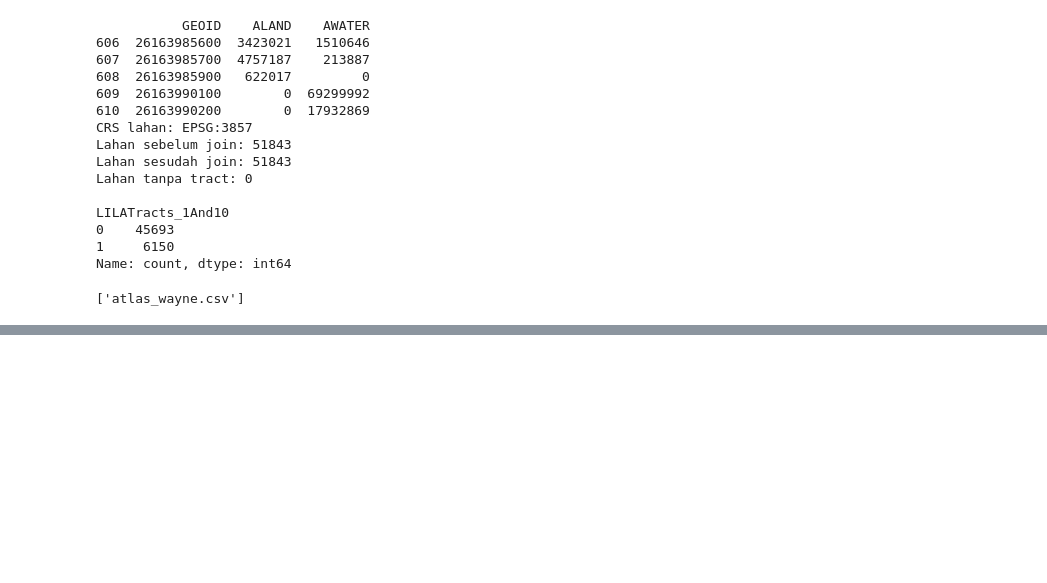
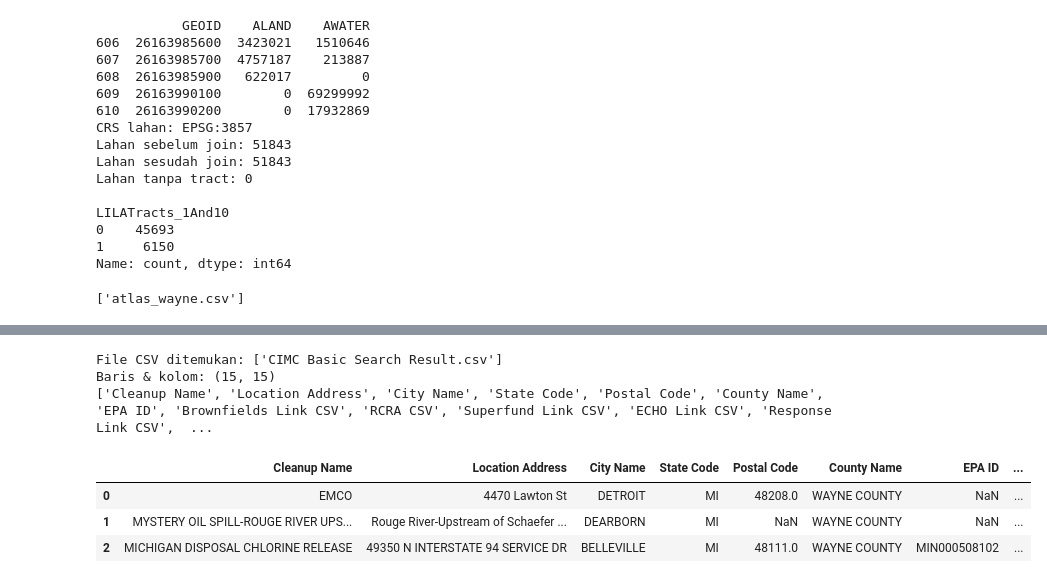
Before and after one commit to faza-dzaki/detroit-urban-farm-suitability, a Jupyter notebook: notebooks/01_explore.ipynb, the cells around one changed output, grey strips where cells are left out. Cells and saved outputs as stored; diff of their text form; code cells hidden in the pictures; blank space fills up the shorter version.

```diff
--- a/notebooks/01_explore.ipynb
+++ b/notebooks/01_explore.ipynb
@@ -308,0 +322,4 @@ print([f for f in os.listdir("../data") if f.lower().endswith(".csv")])
+# %%
+import os
+for f in os.listdir("../data"):
+    print(f)
@@ -308,0 +334,4 @@ print([f for f in os.listdir("../data") if f.lower().endswith(".csv")])
+# %%
+import os
+for f in os.listdir("../data"):
+    print(f)
@@ -308,0 +347,24 @@ print([f for f in os.listdir("../data") if f.lower().endswith(".csv")])
+# %%
+import os
+import pandas as pd
+
+known = {"atlas_wayne.csv"}
+csvs = [
+    f for f in os.listdir("../data")
+    if f.lower().endswith(".csv") and f not in known
+]
+print("File CSV ditemukan:", csvs)
+
+epa = pd.read_csv("../data/" + csvs[0])
+
+print("Baris & kolom:", epa.shape)
+print(epa.columns.tolist())
+epa.head(3)
+# %% [output]
+File CSV ditemukan: ['CIMC Basic Search Result.csv']
+Baris & kolom: (15, 15)
+['Cleanup Name', 'Location Address', 'City Name', 'State Code', 'Postal Code', 'County Name', 'EPA ID', 'Brownfields Link CSV', 'RCRA CSV', 'Superfund Link CSV', 'ECHO Link CSV', 'Response Link CSV',  ...
+|  | Cleanup Name | Location Address | City Name | State Code | Postal Code | County Name | EPA ID | ... |
+| 0 | EMCO | 4470 Lawton St | DETROIT | MI | 48208.0 | WAYNE COUNTY | NaN | ... |
+| 1 | MYSTERY OIL SPILL-ROUGE RIVER UPS... | Rouge River-Upstream of Schaefer ... | DEARBORN | MI | NaN | WAYNE COUNTY | NaN | ... |
+| 2 | MICHIGAN DISPOSAL CHLORINE RELEASE | 49350 N INTERSTATE 94 SERVICE DR | BELLEVILLE | MI | 48111.0 | WAYNE COUNTY | MIN000508102 | ... |
```
Also changed, not shown: parts of 5 cells of this notebook.
